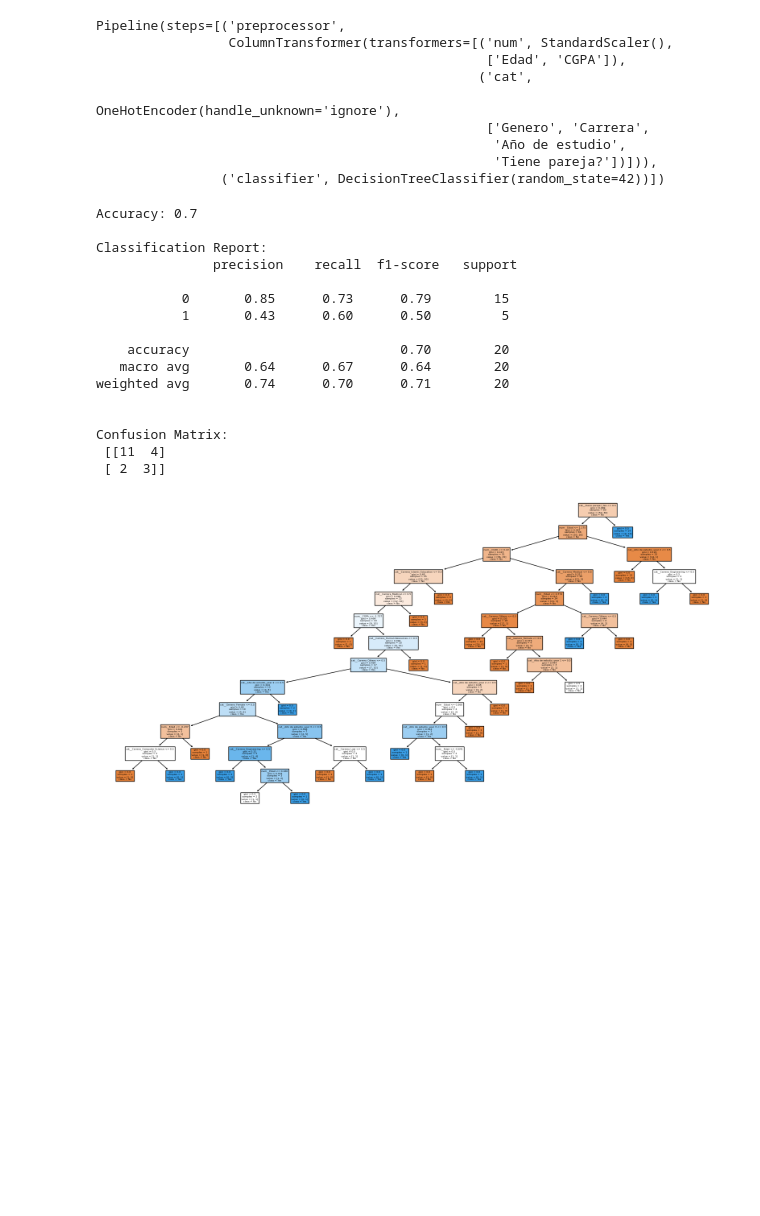
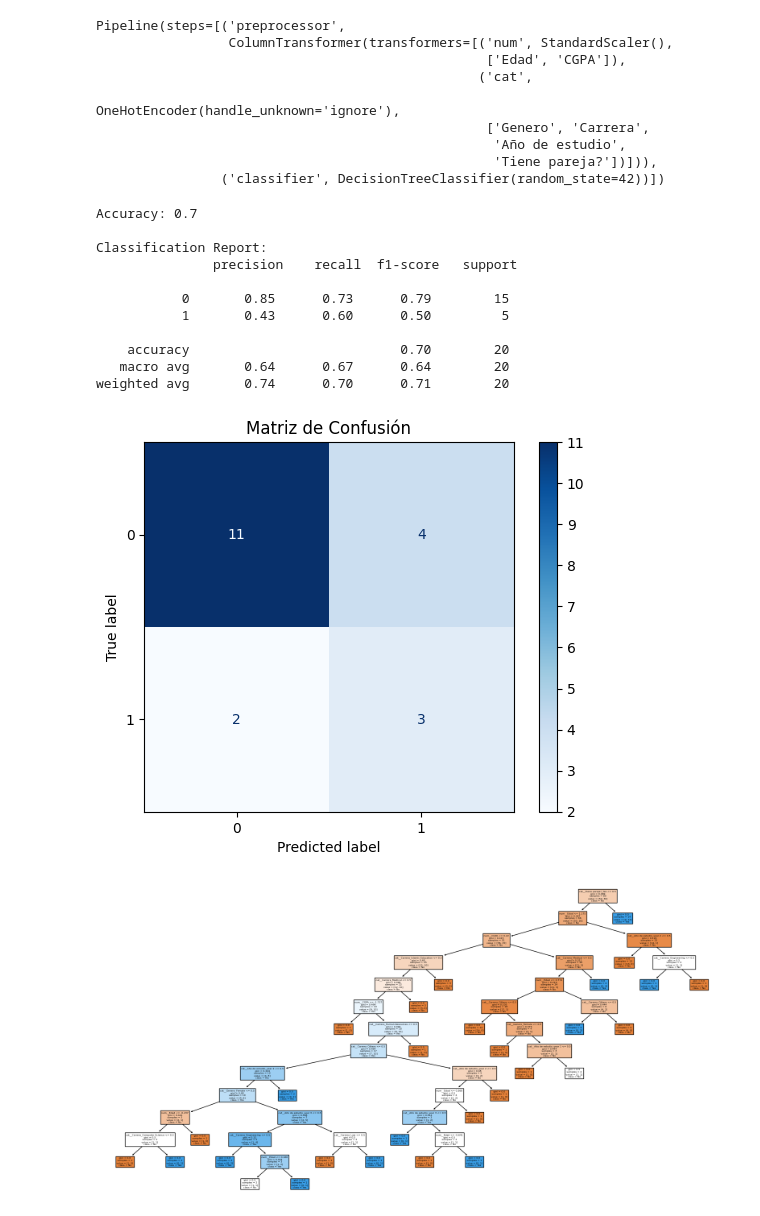
Before and after one commit to eldy1anse/Sistema-de-Predicci-n-de-Salud-Mental-en-Estudiantes, a Jupyter notebook: Proyecto_Salud_Mental.ipynb, the cells around one changed output. Cells and saved outputs as stored; diff of their text form; code cells hidden in the pictures; blank space fills up the shorter version.

Commit message:
Update matriz de confusion

```diff
--- a/Proyecto_Salud_Mental.ipynb
+++ b/Proyecto_Salud_Mental.ipynb
@@ -190,7 +192,7 @@ y_pred = clf.predict(X_test)
 # Evaluar el modelo
 print("Accuracy:", accuracy_score(y_test, y_pred))
 print("\nClassification Report:\n", classification_report(y_test, y_pred))
-print("\nConfusion Matrix:\n", confusion_matrix(y_test, y_pred))
+# print("\nConfusion Matrix:\n", confusion_matrix(y_test, y_pred))
 # %% [output]
 Accuracy: 0.7
 
@@ -203,11 +205,17 @@ Classification Report:
     accuracy                           0.70        20
    macro avg       0.64      0.67      0.64        20
 weighted avg       0.74      0.70      0.71        20
-
-
-Confusion Matrix:
- [[11  4]
- [ 2  3]]
+# %%
+# Crear y mostrar la matriz de confusión
+conf_matrix = confusion_matrix(y_test, y_pred)
+disp = ConfusionMatrixDisplay(confusion_matrix=conf_matrix, display_labels=clf.classes_)
+disp.plot(cmap='Blues')  # Puedes cambiar el color del mapa si lo deseas
+
+# Mostrar la matriz de confusión con etiquetas y valores
+plt.title('Matriz de Confusión')
+plt.show()
+# %% [output]
+[figure, added]
 # %%
 # Visualizar el árbol de decisión
 plt.figure(figsize=(20, 10))
```
Also changed, not shown: parts of 2 cells of this notebook.
